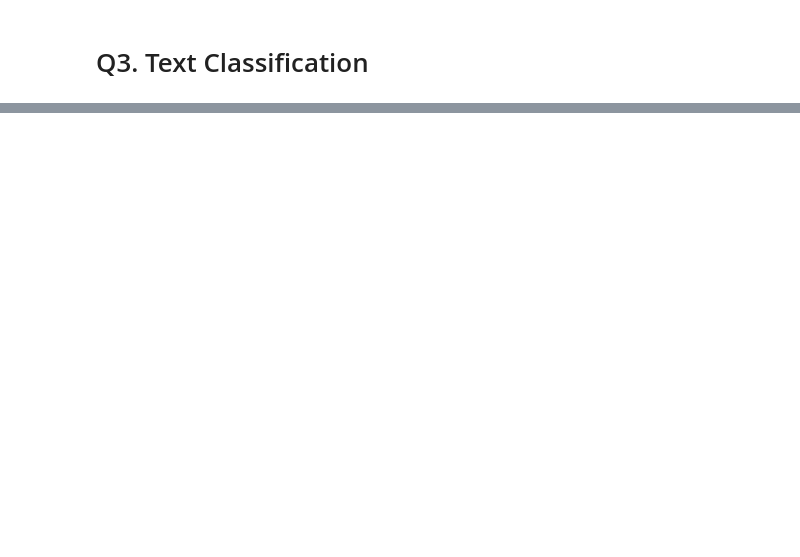
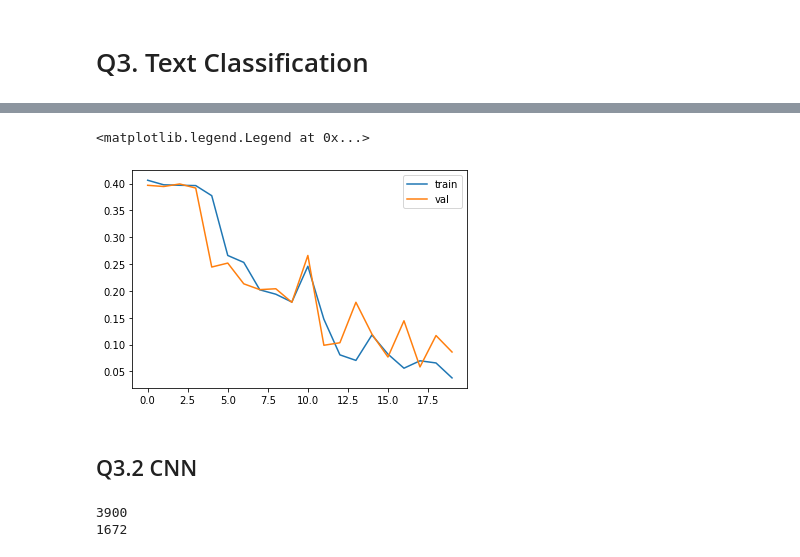
Before and after one commit to OliviaXu312/ANLY590, a Jupyter notebook: Assignment3.ipynb, the cells around one changed output, grey strips where cells are left out. Drawn from its saved outputs; the diff is of its cells as text; code cells hidden in the pictures; blank space fills up the shorter version.

```diff
--- a/Assignment3.ipynb
+++ b/Assignment3.ipynb
@@ -362,0 +396,16 @@ Mounted at /content/gdrive/
+# %%
+# tokenizer and convert to input
+tokenizer = Tokenizer(num_words=5000)
+tokenizer.fit_on_texts(X_train)
+
+X_train = tokenizer.texts_to_sequences(X_train)
+X_test = tokenizer.texts_to_sequences(X_test)
+
+vocab_size = len(tokenizer.word_index) + 1
+# Max number of words
+max_features = 10000
+
+max_len = 64
+
+X_train = sequence.pad_sequences(X_train, padding='post', maxlen=max_len)
+X_test = sequence.pad_sequences(X_test, padding='post', maxlen=max_len)
@@ -362,0 +418,8 @@ Mounted at /content/gdrive/
+# %%
+LSTM_model = tfk.Sequential()
+
+LSTM_model.add(tfkl.Embedding(max_features, 32, input_shape=(64, )))
+LSTM_model.add(tfkl.LSTM(32))
+LSTM_model.add(tfkl.Dense(1,activation="sigmoid"))
+
+LSTM_model.summary()
@@ -362,0 +441,4 @@ Mounted at /content/gdrive/
+# %%
+LSTM_model.compile(loss='binary_crossentropy', optimizer=tfk.optimizers.RMSprop(lr=0.01),metrics=['accuracy'])
+LSTM_results = LSTM_model.fit(X_train, y_train, epochs=20, batch_size=64, shuffle=True,
+                         validation_data=(X_test, y_test))
@@ -362,0 +463,9 @@ Mounted at /content/gdrive/
+# %%
+plt.plot(LSTM_results.history["loss"])
+plt.plot(LSTM_results.history["val_loss"])
+plt.legend(labels=["train", "val"])
+# %% [output]
+<matplotlib.legend.Legend at 0x...>
+[figure, added]
+# %% [markdown]
+## Q3.2 CNN
@@ -362,0 +496,31 @@ Mounted at /content/gdrive/
+# %%
+df_labels = df['category_val']
+
+# preprocessing function
+def preprocess_text(sen):
+    # Remove punctuations and numbers
+    sentence = re.sub('[^a-zA-Z]', ' ', sen)
+
+    # Single character removal
+    sentence = re.sub(r"\s+[a-zA-Z]\s+", ' ', sentence)
+
+    # Removing multiple spaces
+    sentence = re.sub(r'\s+', ' ', sentence)
+
+    return sentence
+
+# preprocessing
+corpus = list(df["Message"])
+X = [preprocess_text(sen) for sen in corpus]
+y = df_labels.values
+
+X_train, X_test, y_train, y_test = train_test_split(X, y, test_size=0.30)
+
+train_len = len(X_train)
+test_len = len(X_test)
+
+print(train_len)
+print(test_len)
+# %% [output]
+3900
+1672
```
Also changed, not shown: parts of 22 cells of this notebook.
